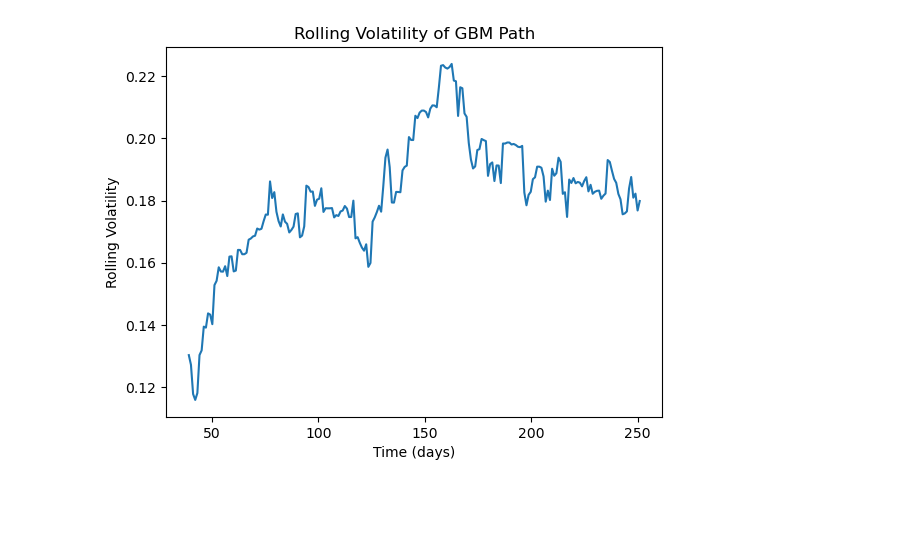
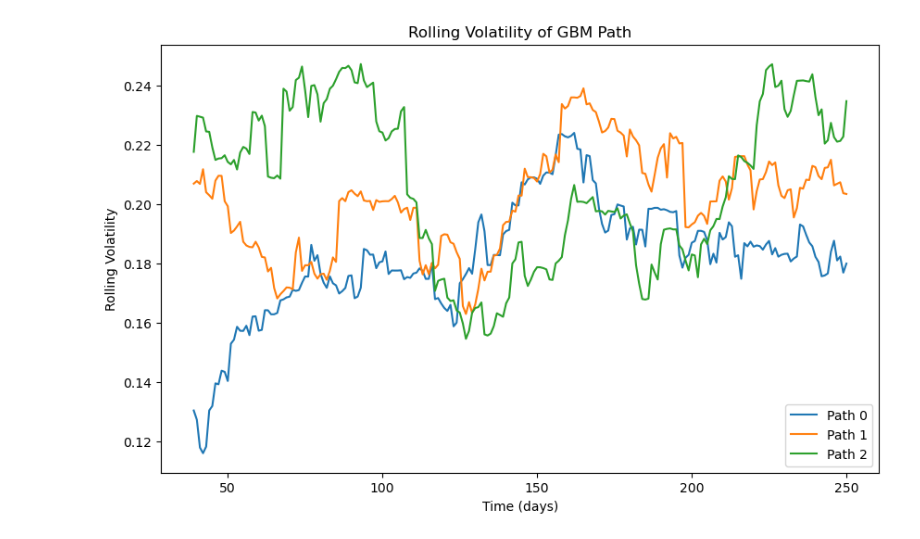
Before and after one commit to Demion27/predictive-ai-roadmap, a Jupyter notebook: notebooks/rolling_volatility.ipynb, the cells around one changed output. Cells and saved outputs as stored; diff of their text form; code cells hidden in the pictures; blank space fills up the shorter version.

Commit message:
Adjusting rolling volatility to be able to handle entire dataframes

```diff
--- a/notebooks/rolling_volatility.ipynb
+++ b/notebooks/rolling_volatility.ipynb
@@ -21,28 +19,38 @@ def rolling_volatility(prices, window_size, path=None, annualize=True):
     path: int, index of the path to analyze (for multi-path data)
     annualize: bool, whether to annualize the volatility
     Returns:
-    pandas Series of rolling volatility values
+    pandas dataframe of rolling volatility values
     '''
     if prices.shape[1] > 1 and path is None:
-        raise ValueError("Path index must be specified for multi-path data.")
+        volatility = pd.DataFrame()
+        for i in range(prices.shape[1]):
+            prices_path = prices[:, i]
+            price_series = pd.Series(np.diff(np.log(prices_path)).flatten())
+            volatility[f"Path {i}"] = price_series.rolling(window_size).std() * np.sqrt(252)
+        volatility = volatility.dropna()
+        if not annualize:
+            volatility /= np.sqrt(252)
+        return volatility
     if path is not None and (path < 0 or path >= prices.shape[1]):
         raise ValueError("Path index out of bounds.")
     if path is not None:
         prices = prices[:, path]
     price_series = pd.Series(np.diff(np.log(prices)).flatten())
     volatility = price_series.rolling(window_size).std() * np.sqrt(252)
+    volatility = pd.DataFrame({'Volatility': volatility})
+    volatility = volatility.dropna()
     if not annualize:
         volatility /= np.sqrt(252)
     return volatility
 # %%
 #Create a sample path of the geometric brownian motion to calculate the rolling volatility
 gbm_paths, times = gbm(n_paths=3)
-rolling_volatility_values = rolling_volatility(gbm_paths, window_size=40, path=0)
-plt.plot(times[:-1]*252, rolling_volatility_values)
+rolling_volatility_values = rolling_volatility(gbm_paths, window_size=40, path = None)
+rolling_volatility_values.plot(figsize=(10, 6))
 plt.title("Rolling Volatility of GBM Path")
 plt.xlabel("Time (days)")
 plt.ylabel("Rolling Volatility")
 plt.show()
 # %% [output]
-[figure, old version]
+[figure, new version]
 # %%
```
Also changed, not shown: parts of 3 cells of this notebook.
